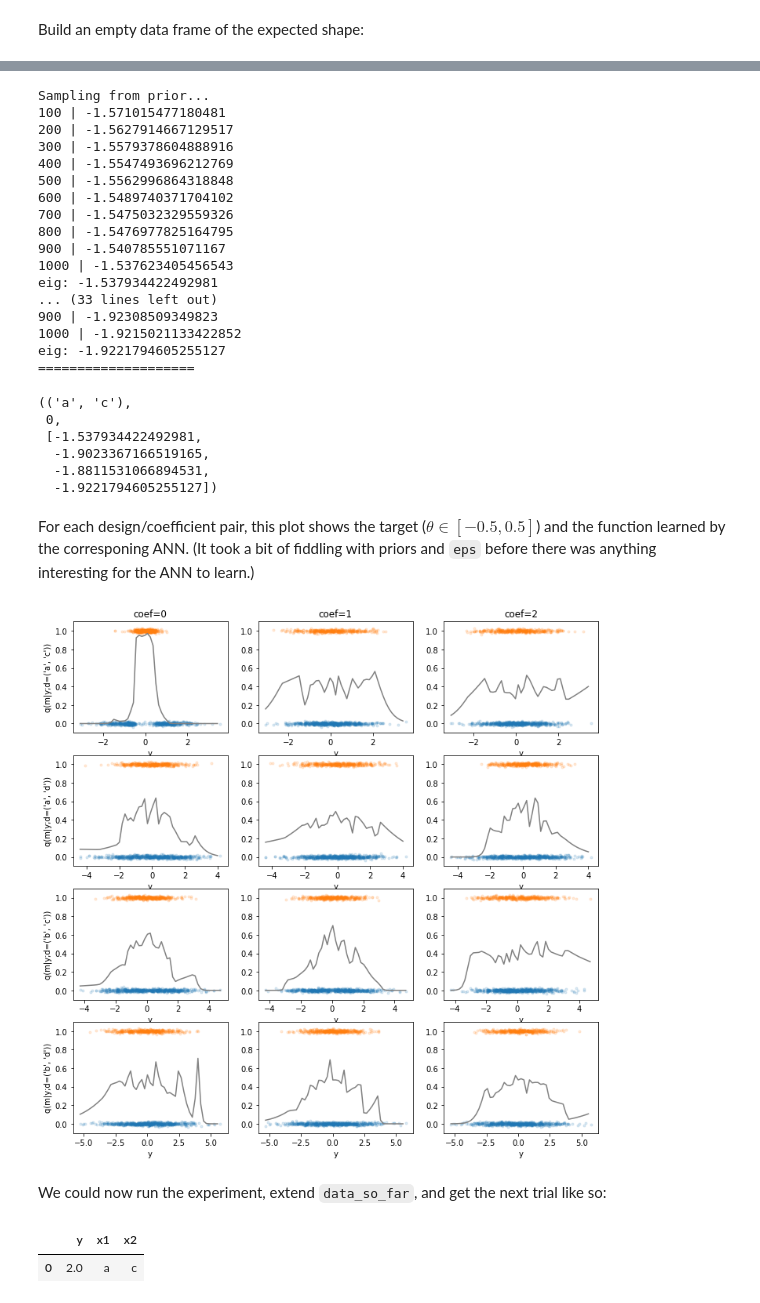
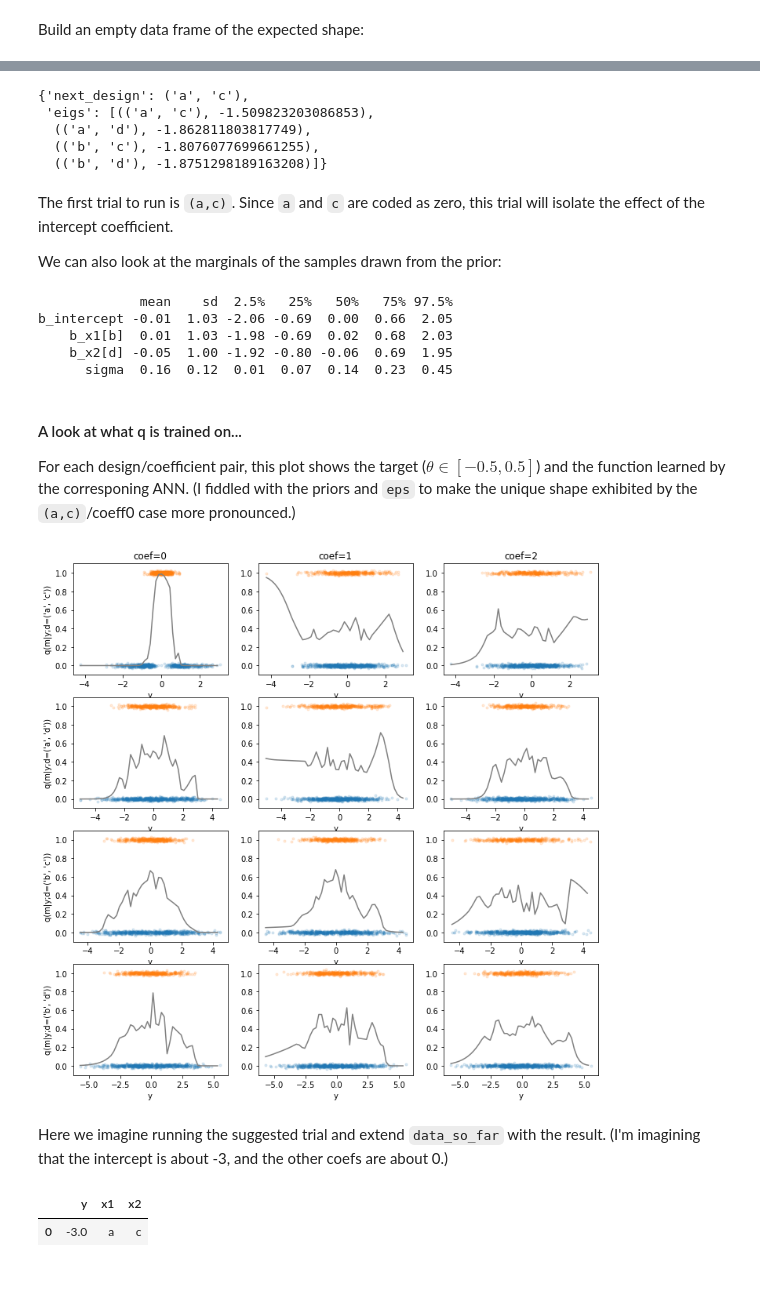
Before and after one commit to null-a/pyro, a Jupyter notebook: pyro/contrib/brm/examples/OED 2.ipynb, the cells around one changed output, grey strips where cells are left out. Drawn from its saved outputs; the diff is of its cells as text; code cells hidden in the pictures.

Commit message:
Expand oed & brmp to show something sensible is happening.

```diff
--- a/pyro/contrib/brm/examples/OED 2.ipynb
+++ b/pyro/contrib/brm/examples/OED 2.ipynb
@@ -55,41 +84,37 @@ Here we estimate the information gain for all designs. This current using a sepa
 # %%
-design, dstar, eigs, plot_data = next_trial(formula, model_desc, data_so_far, metadata)
-(design, dstar, eigs)
+design, dstar, eigs, fit, plot_data = next_trial(formula, model_desc, data_so_far, metadata)
+{'next_design': design, 'eigs': eigs}
 # %% [output]
-Sampling from prior...
-100 | -1.571015477180481
-200 | -1.5627914667129517
-300 | -1.5579378604888916
-400 | -1.5547493696212769
-500 | -1.5562996864318848
-600 | -1.5489740371704102
-700 | -1.5475032329559326
-800 | -1.5476977825164795
-900 | -1.540785551071167
-1000 | -1.537623405456543
-eig: -1.537934422492981
-... (33 lines left out)
-900 | -1.92308509349823
-1000 | -1.9215021133422852
-eig: -1.9221794605255127
-====================
+{'next_design': ('a', 'c'),
+ 'eigs': [(('a', 'c'), -1.509823203086853),
+  (('a', 'd'), -1.862811803817749),
+  (('b', 'c'), -1.8076077699661255),
+  (('b', 'd'), -1.8751298189163208)]}
-(('a', 'c'),
- 0,
- [-1.537934422492981,
-  -1.9023367166519165,
-  -1.8811531066894531,
-  -1.9221794605255127])
+# %% [markdown]
+The first trial to run is `(a,c)`. Since `a` and `c` are coded as zero, this trial will isolate the effect of the intercept coefficient.
+
+We can also look at the marginals of the samples drawn from the prior:
+# %%
+print(marginals(fit))
+# %% [output]
+             mean    sd  2.5%   25%   50%   75% 97.5%
+b_intercept -0.01  1.03 -2.06 -0.69  0.00  0.66  2.05
+    b_x1[b]  0.01  1.03 -1.98 -0.69  0.02  0.68  2.03
+    b_x2[d] -0.05  1.00 -1.92 -0.80 -0.06  0.69  1.95
+      sigma  0.16  0.12  0.01  0.07  0.14  0.23  0.45
 # %% [markdown]
-For each design/coefficient pair, this plot shows the target ($\theta \in [-0.5,0.5]$) and the function learned by the corresponing ANN. (It took a bit of fiddling with priors and `eps` before there was anything interesting for the ANN to learn.)
+#### A look at what q is trained on...
+
+For each design/coefficient pair, this plot shows the target ($\theta \in [-0.5,0.5]$) and the function learned by the corresponing ANN. (I fiddled with the priors and `eps` to make the unique shape exhibited by the `(a,c)`/coeff0 case more pronounced.)
 # %%
 make_training_data_plot(plot_data)
 # %% [output]
-[figure, old version]
+[figure, new version]
-# %% [markdown]
-We could now run the experiment, extend `data_so_far`, and get the next trial like so:
+# %% [markdown]
+Here we imagine running the suggested trial and extend `data_so_far` with the result. (I'm imagining that the intercept is about -3, and the other coefs are about 0.)
 # %%
-data_so_far2 = extend_df_with_result(formula, metadata, data_so_far, design, result=2.0)
+data_so_far2 = extend_df_with_result(formula, metadata, data_so_far, design, result=-3.0)
 data_so_far2
 # %% [output]
 |  | y | x1 | x2 |
-| 0 | 2.0 | a | c |
+| 0 | -3.0 | a | c |
```
Also changed, not shown: parts of 25 cells of this notebook.
